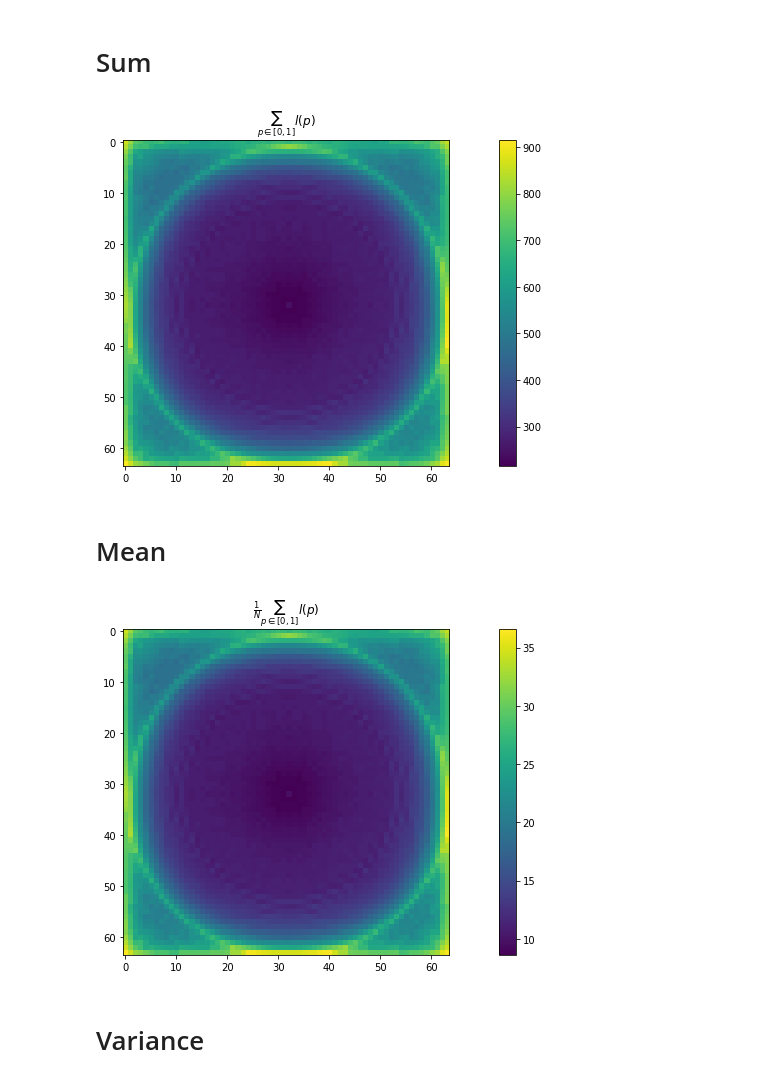
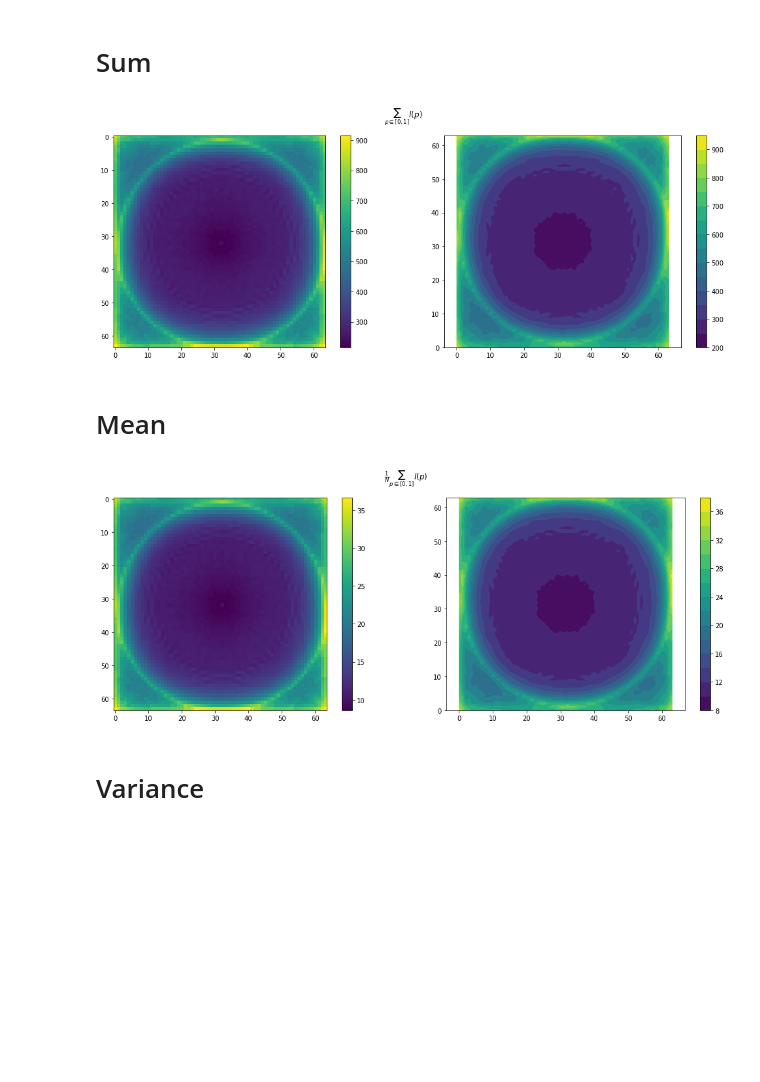
Before and after one commit to leonharv/uncertainty-vis, a Jupyter notebook: Experiments/Covariance Analysis/Locality Measure Pearson.ipynb, the cells around one changed output. Drawn from its saved outputs; the diff is of its cells as text; code cells hidden in the pictures; blank space fills up the shorter version.

```diff
--- a/Experiments/Covariance Analysis/Locality Measure Pearson.ipynb
+++ b/Experiments/Covariance Analysis/Locality Measure Pearson.ipynb
@@ -227,7 +88,7 @@ We now consider a covariance $\Sigma$, which is homogene in its variance $\sigma
 gridDimensions = np.array([31,31])
 variance = np.ones(gridDimensions)
 
-Sigma = build_covariance_y(variance, linear, 5)
+Sigma = utilities.build_covariance_y(variance, utilities.linear, 5)
 
 # center pixel
 p = np.array([gridDimensions[0]//2, gridDimensions[1]//2])
@@ -323,7 +184,7 @@ plt.show()
 # %% [markdown]
 # Inject some variations in width of the structure
 # %%
-new_structure = build_covariance_y(variance, linear, 3)
+new_structure = utilities.build_covariance_y(variance, utilities.linear, 3)
 
 Sigma_hat = Sigma.copy()
 for x in range(gridDimensions[0]):
@@ -387,7 +248,7 @@ plt.show()
 # %% [markdown]
 # Inject some variations in the dirstribution of the structure
 # %%
-new_structure = build_covariance_matrix(variance, linear, 5)
+new_structure = utilities.build_covariance_matrix(variance, utilities.linear, 5)
 
 Sigma_hat = Sigma.copy()
 for x in range(gridDimensions[0]):
@@ -404,20 +265,28 @@ p = np.array([gridDimensions[0]//2, 15])
 targetPixel = p[1] * gridDimensions[0] + p[0]
 Sigma_j = Sigma_hat[targetPixel,:].reshape(gridDimensions)
 
+p = np.array([gridDimensions[0]//2, 19])
+targetPixel = p[1] * gridDimensions[0] + p[0]
+Sigma_k = Sigma_hat[targetPixel,:].reshape(gridDimensions)
+
 variances = np.sqrt(np.diag(Sigma_hat))
 
 plt.figure(figsize=(18,10))
-plt.subplot(2,2,1)
+plt.subplot(2,3,2)
 plt.imshow(variances.reshape(gridDimensions))
 plt.title(r'$\sigma^2$')
 plt.colorbar()
-plt.subplot(2,2,3)
+plt.subplot(2,3,4)
 plt.imshow(Sigma_i)
 plt.title(r'$\Sigma_i$')
 plt.colorbar()
-plt.subplot(2,2,4)
+plt.subplot(2,3,5)
 plt.imshow(Sigma_j)
 plt.title(r'$\Sigma_j$')
 plt.colorbar()
+plt.subplot(2,3,6)
+plt.imshow(Sigma_k)
+plt.title(r'$\Sigma_k$')
+plt.colorbar()
 plt.show()
 # %% [output]
@@ -482,23 +351,37 @@ for idx,percent in enumerate(np.linspace(0.01, 0.99, num)):
 # %% [markdown]
 # Sum
 # %%
+summing = np.sum(overview, axis=2)
+
 plt.figure(figsize=(18,6))
-plt.title(r'$\sum_{p \in [0,1]} l(p)$')
-plt.imshow(np.sum(overview, axis=2))
+plt.suptitle(r'$\sum_{p \in [0,1]} l(p)$')
+plt.subplot(1,2,1)
+plt.imshow(summing)
+plt.colorbar()
+plt.subplot(1,2,2)
+plt.contourf(summing, levels=15)
+plt.axis('equal')
 plt.colorbar()
 plt.show()
 # %% [output]
-[figure, old version]
+[figure, new version]
 # %% [markdown]
 # Mean
 # %%
+meaning = np.mean(overview, axis=2)
+
 plt.figure(figsize=(18,6))
-plt.title(r'$\frac{1}{N}\sum_{p \in [0,1]} l(p)$')
-plt.imshow(np.mean(overview, axis=2))
+plt.suptitle(r'$\frac{1}{N}\sum_{p \in [0,1]} l(p)$')
+plt.subplot(1,2,1)
+plt.imshow(meaning)
+plt.colorbar()
+plt.subplot(1,2,2)
+plt.contourf(meaning, levels=15)
+plt.axis('equal')
 plt.colorbar()
 plt.show()
 # %% [output]
-[figure, old version]
+[figure, new version]
 # %% [markdown]
 # Variance
 # %%
```
Also changed, not shown: parts of 8 cells of this notebook, 2 other files.
